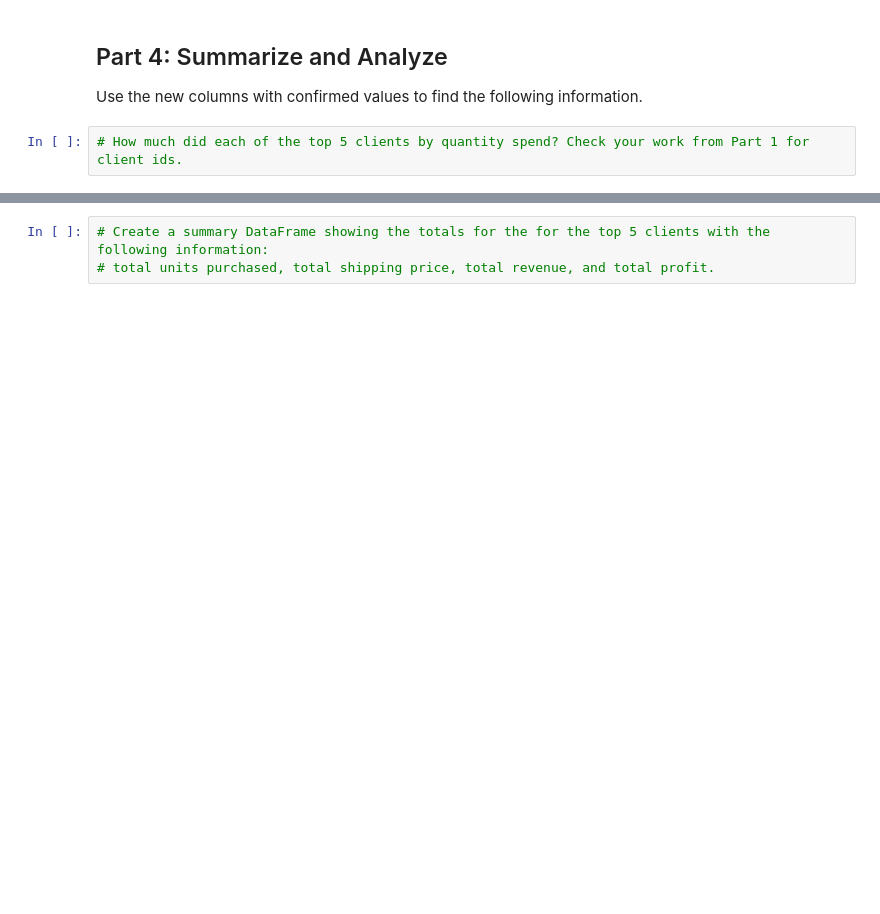
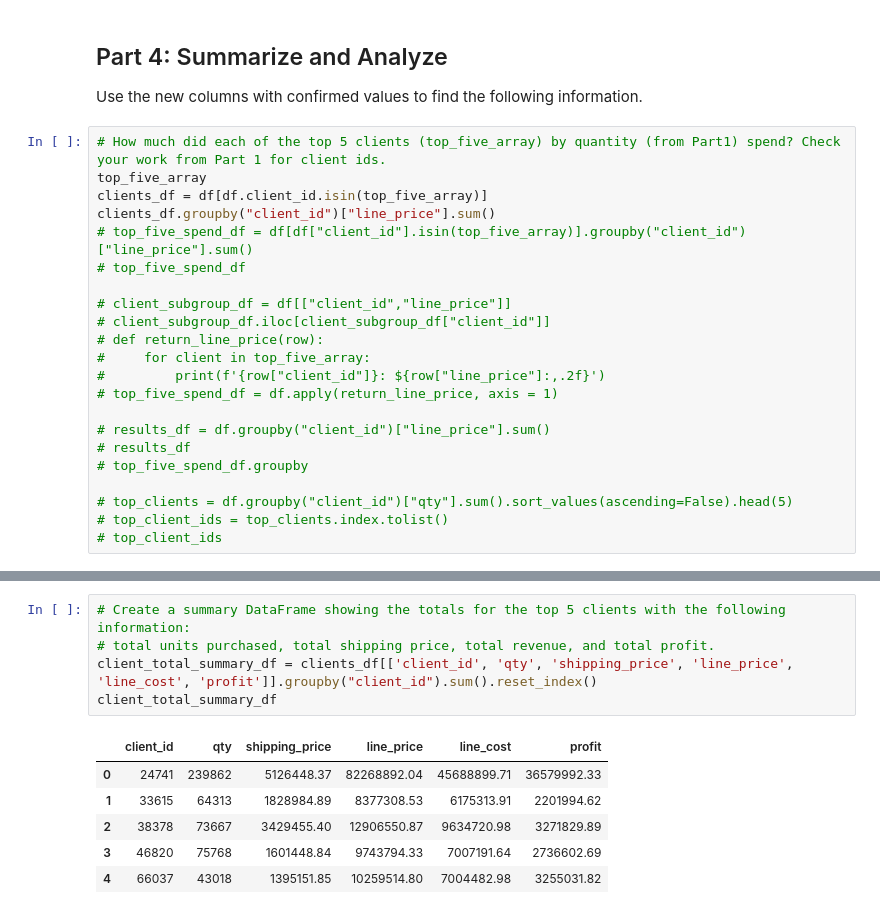
Before and after one commit to tlockhart/pandas-challenge-1, a Jupyter notebook: wholesale_data_analysis_starter_code.ipynb, the cells around one changed output, grey strips where cells are left out. Drawn from its saved outputs; the diff is of its cells as text; blank space fills up the shorter version.

```diff
--- a/wholesale_data_analysis_starter_code.ipynb
+++ b/wholesale_data_analysis_starter_code.ipynb
@@ -259,4 +289,24 @@ Order ID 6128929 had a total price of \$923,441.25
 ## Part 4: Summarize and Analyze
 Use the new columns with confirmed values to find the following information.
 # %%
-# How much did each of the top 5 clients by quantity spend? Check your work from Part 1 for client ids.
+# How much did each of the top 5 clients (top_five_array) by quantity (from Part1) spend? Check your work from Part 1 for client ids.
+top_five_array
+clients_df = df[df.client_id.isin(top_five_array)]
+clients_df.groupby("client_id")["line_price"].sum()
+# top_five_spend_df = df[df["client_id"].isin(top_five_array)].groupby("client_id")["line_price"].sum()
+# top_five_spend_df
+
+# client_subgroup_df = df[["client_id","line_price"]]
+# client_subgroup_df.iloc[client_subgroup_df["client_id"]]
+# def return_line_price(row):
+#     for client in top_five_array:
+#         print(f'{row["client_id"]}: ${row["line_price"]:,.2f}')
+# top_five_spend_df = df.apply(return_line_price, axis = 1)
+
+# results_df = df.groupby("client_id")["line_price"].sum()
+# results_df
+# top_five_spend_df.groupby
+
+# top_clients = df.groupby("client_id")["qty"].sum().sort_values(ascending=False).head(5)
+# top_client_ids = top_clients.index.tolist()
+# top_client_ids
@@ -263,6 +330,15 @@ Use the new columns with confirmed values to find the following information.
 # %%
-# Create a summary DataFrame showing the totals for the for the top 5 clients with the following information:
+# Create a summary DataFrame showing the totals for the top 5 clients with the following information:
 # total units purchased, total shipping price, total revenue, and total profit.
+client_total_summary_df = clients_df[['client_id', 'qty', 'shipping_price', 'line_price', 'line_cost', 'profit']].groupby("client_id").sum().reset_index()
+client_total_summary_df
+# %% [output]
+|  | client_id | qty | shipping_price | line_price | line_cost | profit |
+| 0 | 24741 | 239862 | 5126448.37 | 82268892.04 | 45688899.71 | 36579992.33 |
+| 1 | 33615 | 64313 | 1828984.89 | 8377308.53 | 6175313.91 | 2201994.62 |
+| 2 | 38378 | 73667 | 3429455.40 | 12906550.87 | 9634720.98 | 3271829.89 |
+| 3 | 46820 | 75768 | 1601448.84 | 9743794.33 | 7007191.64 | 2736602.69 |
+| 4 | 66037 | 43018 | 1395151.85 | 10259514.80 | 7004482.98 | 3255031.82 |
 # %%
 # Format the data and rename the columns to names suitable for presentation.
 
```
Also changed, not shown: parts of 7 cells of this notebook.
